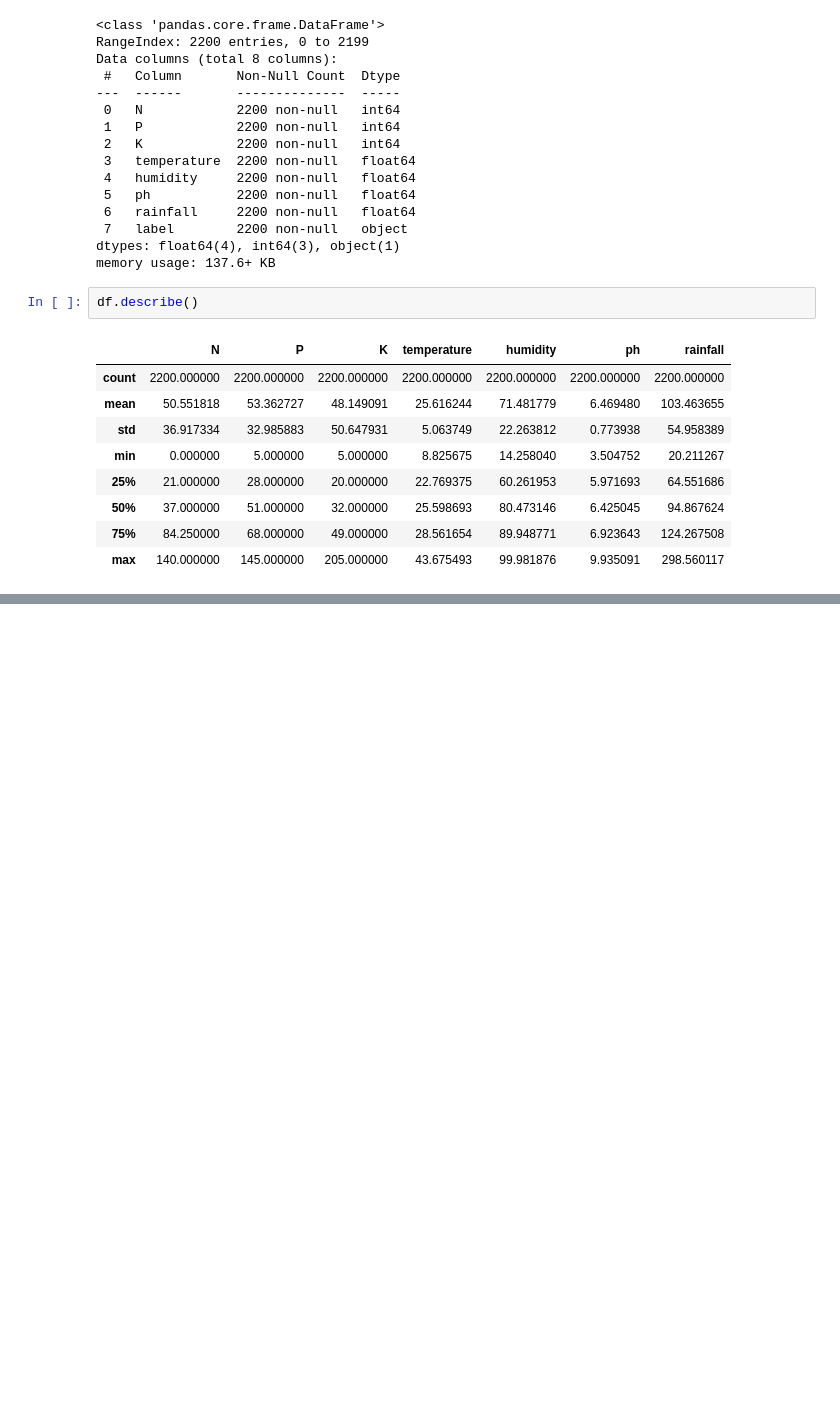
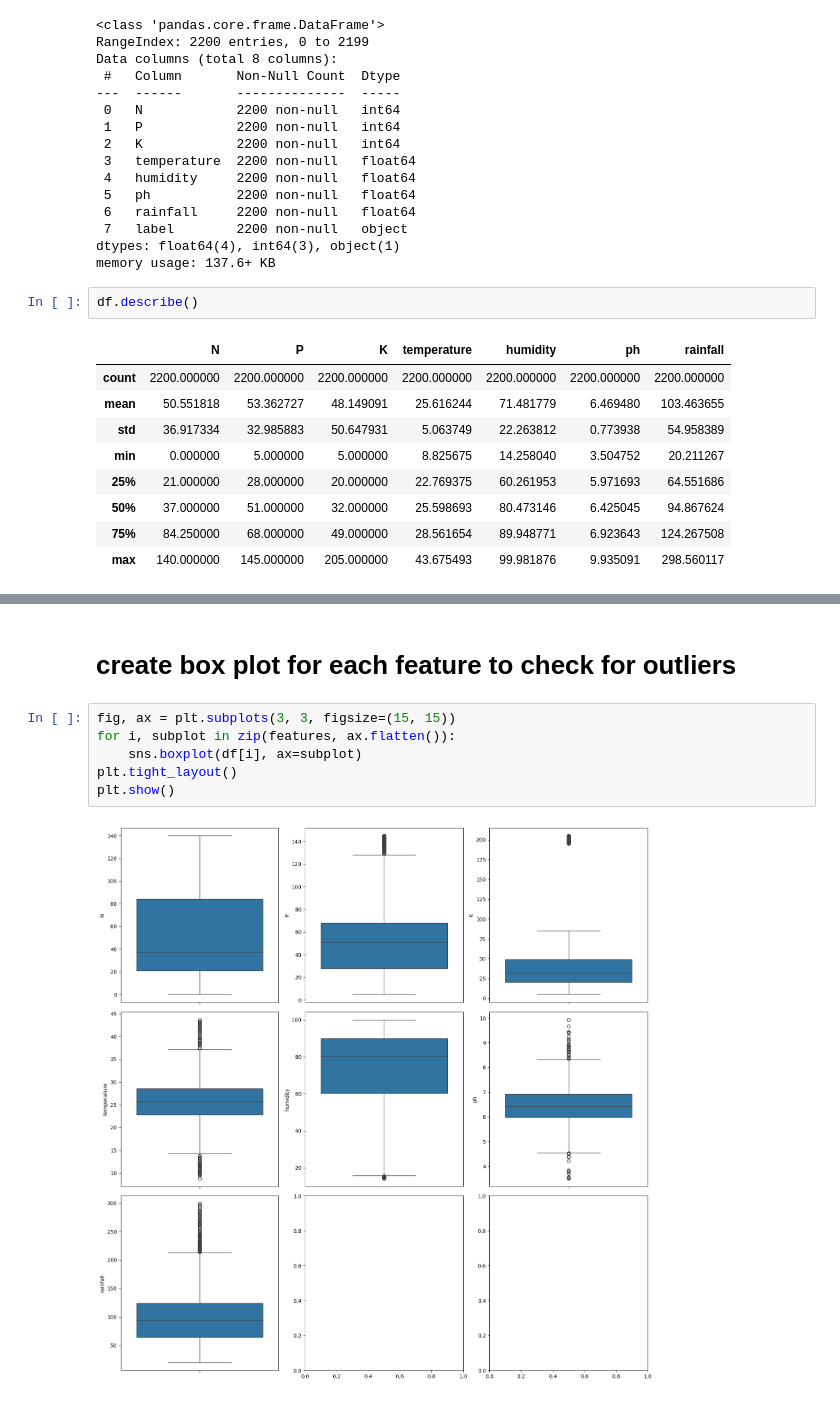
Before and after one commit to dARSHANdR4/EDUNET_WEEK1, a Jupyter notebook: Untitled1.ipynb, the cells around one changed output, grey strips where cells are left out. Saved outputs shown, nothing was run; the diff lists cells and outputs as text; blank space fills up the shorter version.

```diff
--- a/Untitled1.ipynb
+++ b/Untitled1.ipynb
@@ -52,0 +143,10 @@ df.describe()
+# %% [markdown]
+# create box plot for each feature to check for outliers
+# %%
+fig, ax = plt.subplots(3, 3, figsize=(15, 15))
+for i, subplot in zip(features, ax.flatten()):
+    sns.boxplot(df[i], ax=subplot)
+plt.tight_layout()
+plt.show()
+# %% [output]
+[figure, added]
```
Also changed, not shown: parts of 15 cells of this notebook.
